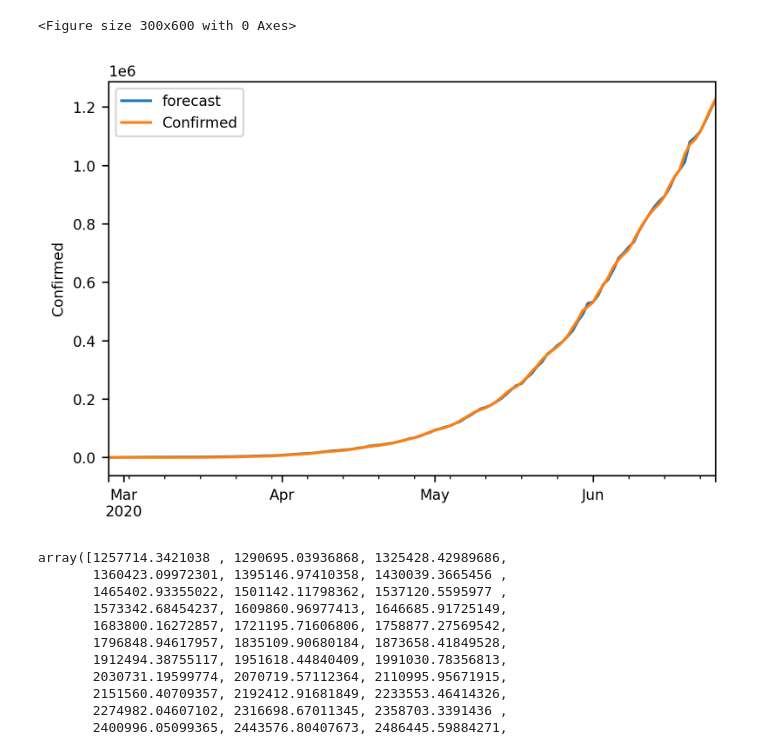
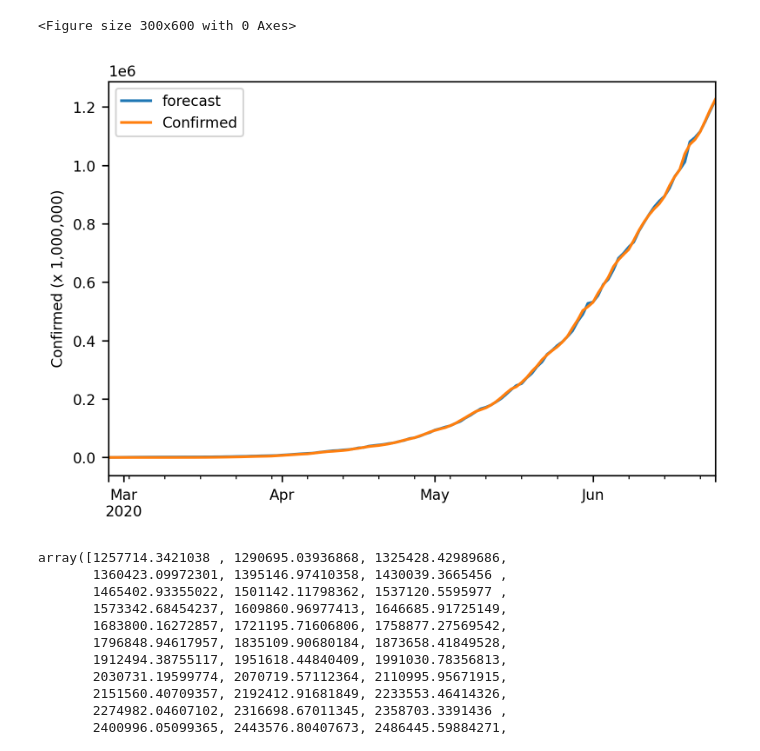
Before and after one commit to gfsilveira/covid, a Jupyter notebook: TS_Covid19-MunicipiosBR.ipynb, the cells around one changed output. Drawn from its saved outputs; the diff is of its cells as text; code cells hidden in the pictures.

```diff
--- a/02-Covid19-MunicipiosBR_test_TS.ipynb
+++ b/TS_Covid19-MunicipiosBR.ipynb
@@ -554,12 +554,12 @@ params = {
 plt.rcParams.update(params)
 # %%
 results.plot_predict(dynamic=False)
-plt.ylabel(campo)
+plt.ylabel(campo + ' (x 1,000,000)')
 if print_campo == 's':
     g += 1
     plt.savefig('ts\\0'+str(g)+'-'+campo+'_'+data+'.png')
 # %% [output]
-[figure, old version]
+[figure, new version]
 # %%
 fc, se, conf = results.forecast(79, alpha=0.05)
 fc
```
Also changed, not shown: parts of 7 cells of this notebook, 1 other file.
